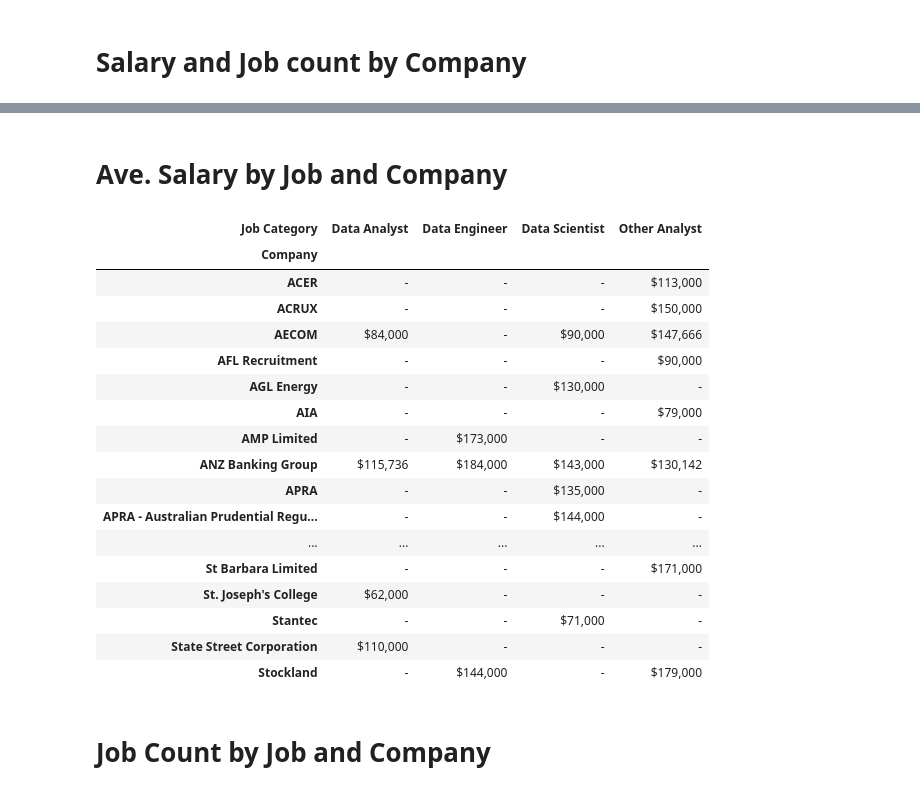
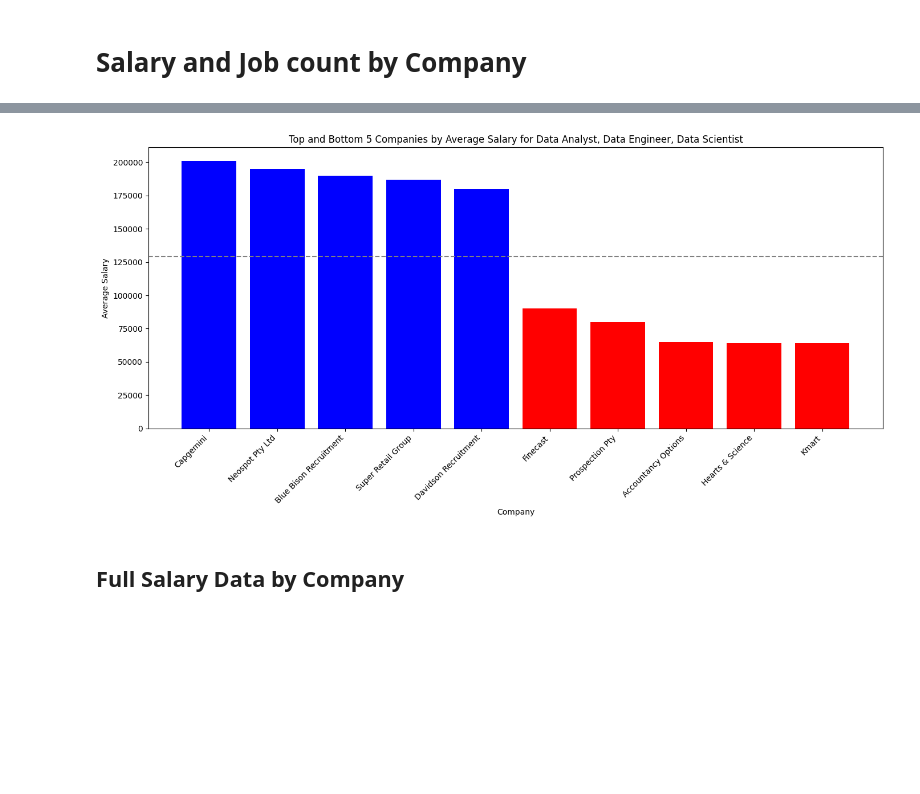
Before and after one commit to briankleo/kaggle-au-data-jobs-2024, a Jupyter notebook: 2024-data-jobs-eda.ipynb, the cells around one changed output, grey strips where cells are left out. Saved outputs shown, nothing was run; the diff lists cells and outputs as text; code cells hidden in the pictures; blank space fills up the shorter version.

```diff
--- a/2024-data-jobs-eda.ipynb
+++ b/2024-data-jobs-eda.ipynb
@@ -180,32 +209,46 @@ company_salary_count
+# %%
+def analyze_salaries(df, job_categories):
+    # Filter the DataFrame by job categories
+    category_df = df[df['Job Category'].isin(job_categories)]
+
+    # Calculate average salary and count per company
+    company_salary_count = category_df.groupby('Company')['High Estimate'].agg(['mean', 'count']).reset_index()
+    company_salary_count.columns = ['Company', 'Average Salary', 'Job Count']
+
+    # Sort by Average Salary
+    company_salary_count = company_salary_count.sort_values(by='Average Salary', ascending=False).reset_index(drop=True)
+
+    # Calculate the overall mean and standard deviation
+    mean_salary = company_salary_count['Average Salary'].mean()
+    std_dev_salary = company_salary_count['Average Salary'].std()
+
+    # Calculate the number of standard deviations each company is from the mean
+    company_salary_count['Std Dev from Mean'] = company_salary_count['Average Salary'].apply(lambda x: (x - mean_salary) / std_dev_salary)
+
+    return company_salary_count
+
+def plot_combined_top_bottom_salaries(df, job_categories):
+    salary_data = analyze_salaries(df, job_categories)
+    top_5 = salary_data.head(5)
+    bottom_5 = salary_data.tail(5)
+    combined = pd.concat([top_5, bottom_5])
+
+    plt.figure(figsize=(14, 7))
+    plt.bar(combined['Company'], combined['Average Salary'], color=['blue']*5 + ['red']*5)
+    plt.axhline(y=salary_data['Average Salary'].mean(), color='gray', linestyle='--')
+    plt.title(f"Top and Bottom 5 Companies by Average Salary for {', '.join(job_categories)}")
+    plt.xlabel("Company")
+    plt.ylabel("Average Salary")
+    plt.xticks(rotation=45, ha='right')
+    plt.tight_layout()
+    plt.show()
+
+# List of job categories
+job_categories = ['Data Analyst', 'Data Engineer', 'Data Scientist']
+
+# Plot for combined job categories
+plot_combined_top_bottom_salaries(df, job_categories)
+# %% [output]
+[figure, added]
 # %% [markdown]
-# Ave. Salary by Job and Company
+## Full Salary Data by Company
-# %%
-# Create a pivot table with job titles as columns, companies as rows, and average salary as values
-pivot_table = df.pivot_table(index='Company', columns='Job Category', values='High Estimate', aggfunc='mean')
-
-# Format the salaries to integer with commas
-pivot_table = pivot_table.applymap(lambda x: f"${int(x):,}" if pd.notnull(x) else '-')
-
-# Display the result
-pivot_table
-# %% [output]
-| Job Category | Data Analyst | Data Engineer | Data Scientist | Other Analyst |
-| Company |  |  |  |  |
-| ACER | - | - | - | $113,000 |
-| ACRUX | - | - | - | $150,000 |
-| AECOM | $84,000 | - | $90,000 | $147,666 |
-| AFL Recruitment | - | - | - | $90,000 |
-| AGL Energy | - | - | $130,000 | - |
-| AIA | - | - | - | $79,000 |
-| AMP Limited | - | $173,000 | - | - |
-| ANZ Banking Group | $115,736 | $184,000 | $143,000 | $130,142 |
-| APRA | - | - | $135,000 | - |
-| APRA - Australian Prudential Regu... | - | - | $144,000 | - |
-| ... | ... | ... | ... | ... |
-| St Barbara Limited | - | - | - | $171,000 |
-| St. Joseph's College | $62,000 | - | - | - |
-| Stantec | - | - | $71,000 | - |
-| State Street Corporation | $110,000 | - | - | - |
-| Stockland | - | $144,000 | - | $179,000 |
-# %% [markdown]
-# Job Count by Job and Company
```
Also changed, not shown: parts of 21 cells of this notebook.
